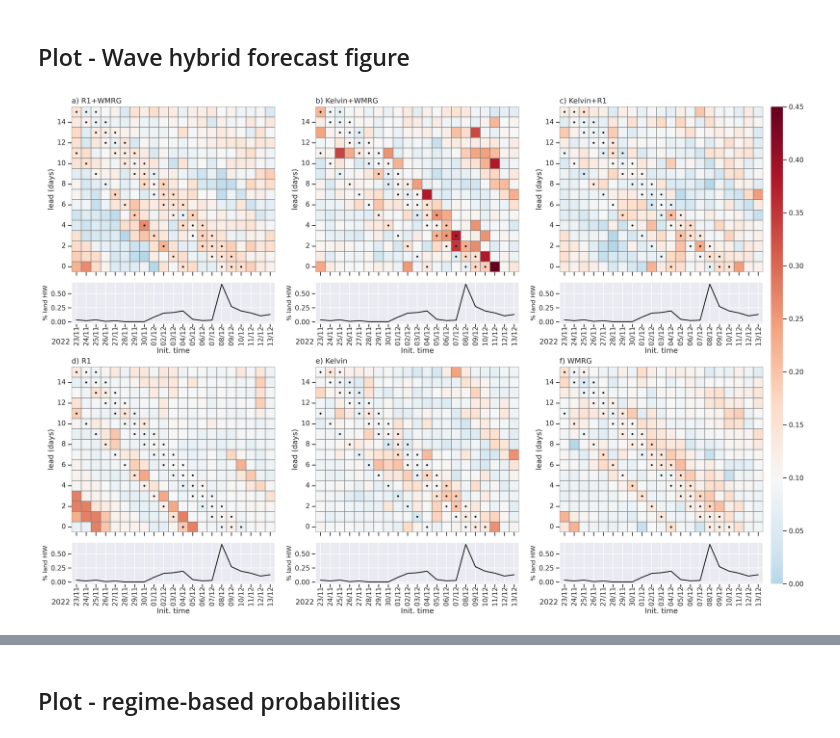
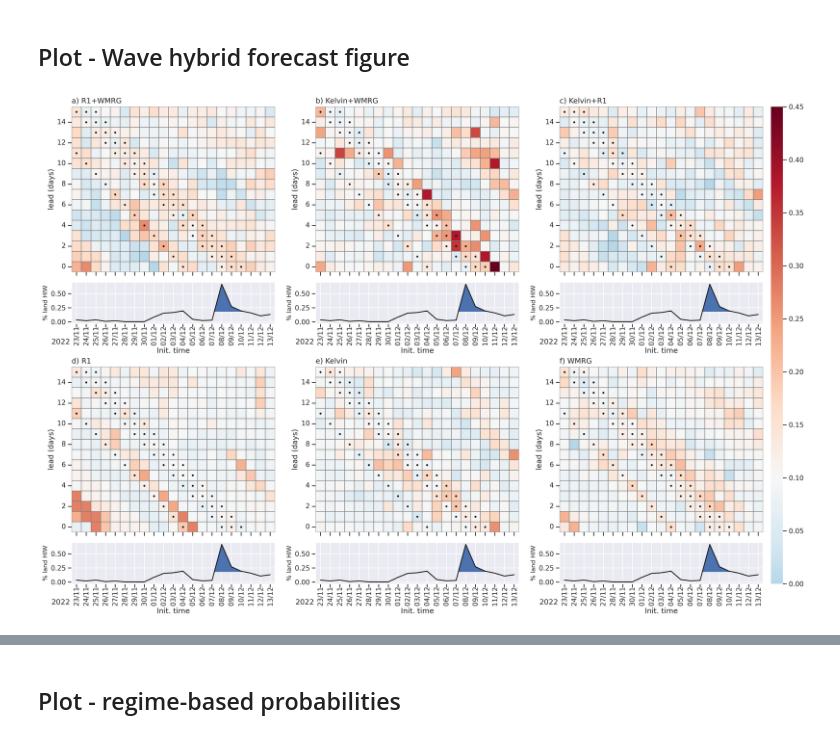
Before and after one commit to samjferrett/penang_training_workshop_2024, a Jupyter notebook: case_example.ipynb, the cells around one changed output, grey strips where cells are left out. Saved outputs shown, nothing was run; the diff lists cells and outputs as text; code cells hidden in the pictures.

```diff
--- a/case_example.ipynb
+++ b/case_example.ipynb
@@ -93,10 +93,11 @@ for i,ax in enumerate(np.ravel(axs)):
     cont = toplot.isel(time=i).plot.contourf(x='lon',y='lat',ax=ax,transform=ccrs.PlateCarree(),levels=levels,extend='both',cmap=plt.cm.RdBu,add_colorbar=False)
     divtoplot.isel(time=i).plot.contour(x='lon',y='lat',ax=ax,transform=ccrs.PlateCarree(),levels=np.array(levels)*2.5e-7,colors='black')
     vortoplot.isel(time=i).plot.contour(x='lon',y='lat',ax=ax,transform=ccrs.PlateCarree(),levels=np.array(levels)*2.5e-6,colors='red')
-    date = pd.to_datetime(toplot.isel(time=i).time.values).strftime('%Y/%m/%d')
-    #print(date)
+    #dates in local time UTC+8
+    date_start = pd.to_datetime(toplot.isel(time=i).time.values+np.timedelta64(6,'h')).strftime('%Y/%m/%d; %H00')
+    date_end = pd.to_datetime(toplot.isel(time=i).time.values+np.timedelta64(12,'h')).strftime('-%H00')
     ax.set_title('')
-    ax.set_title(f'{date}; {i*6%24:02d}00-{(i*6+6)%24:02d}00',fontsize=10,loc='left')
+    ax.set_title(f'{date_start}{date_end}',fontsize=10,loc='left')
     ax.coastlines(color='.4')
     gl=ax.gridlines(draw_labels=True,color='.7')
     gl.top_labels=False
@@ -174,6 +207,8 @@ sns.set()
 plt.rcParams['ytick.left']=True
 plt.rcParams['xtick.bottom']=True
 fig,ax=plt.subplots(figsize=[10,3.5])
-pr_count.sel(time=slice(startdate,enddate)).to_dataframe('area count')[['area count']].plot(ax=ax,color='k')
+toplot = pr_count.sel(time=slice(startdate,enddate)).to_dataframe('area count')[['area count']]
+toplot.plot(ax=ax,color='k')
+#pr_count.sel(time=slice(startdate,enddate)).to_dataframe('area count')[['area count']].plot(ax=ax,color='k')
+ax.fill_between(x=toplot.index,y1=np.squeeze(toplot.values),y2=area_thres.sel(season='DJF'),interpolate=True,where=np.squeeze(toplot.values)>area_thres.sel(season='DJF').values)
 plt.tight_layout()
-#plt.savefig(f'/home/users/bc917929/forsea_fo_co/figs/casestudy/{region}_gpmavg_{startdate}-{enddate}.png',bbox_inches='tight',pad_inches=.1,dpi=300)
@@ -198,6 +235,9 @@ def build_hybrid(waves=['Kelv','R1'],region='PM',season='DJF',pc=10):
     condprob (xarray.DataSet)   - hybrid probabilistic forecast in format:
                                 initialisation time, lead time, ensemble member no.
     '''
+    #greater than 2 waves combined not supported
+    if len(waves)>2:
+        raise Exception('Greater than 2 wave combined not currently supported')
 
     #load pre-calculated conditional probabilities and make correct format
     #see hybrid_functions.py function prob_construct_waves() to see the method
@@ -218,7 +258,7 @@ def build_hybrid(waves=['Kelv','R1'],region='PM',season='DJF',pc=10):
     wave_phases = {w:H.create_phase(wave_ncs[w].wave_phase,wave_ncs[w].wave_amplitude,max_amp=max_amp)
         for w in wave_ncs}
 
-    #retrieve the correct probabilities
+    #retrieve the probabilities associated with the forecast wave
     if len(waves)>1:
         retrieve_func = np.vectorize(lambda i,j: H.retrieve_func_dual(pi_df,i,j))
         condprob = retrieve_func(wave_phases[waves[0]],wave_phases[waves[1]])
@@ -267,7 +307,6 @@ Data variables:
 ## Plot - Wave hybrid forecast figure
 # %%
 #wave probability figure
-#event_start = np.datetime64('2021-12-18')
 
 startdate = (event_start - np.timedelta64(15)).astype(str).item()
 enddate = (event_start + np.timedelta64(5)).astype(str).item()
@@ -278,8 +317,6 @@ condprobs_sub = condprobs.sel(time=slice(startdate,enddate)).interp(time=newt)
 plt.rcParams['ytick.left']=True
 plt.rcParams['xtick.bottom']=True
 
-#sns.set(style='darkgrid')
-
 fig=plt.figure(figsize=[18,12],dpi=300)
 gs0 = gridspec.GridSpec(2, 1, figure=fig,**{'hspace':0.2,'top':0.95,'left':0.05,'bottom':0.05,'right':0.92})
 gs00 = gridspec.GridSpecFromSubplotSpec(2, 3, subplot_spec=gs0[0],height_ratios=(4,1),hspace=0.1)
@@ -287,7 +324,6 @@ axs0 = [fig.add_subplot(gs00[i, j]) for i,j in product(range(2),range(3))]
 gs01 = gridspec.GridSpecFromSubplotSpec(2, 3, subplot_spec=gs0[1],height_ratios=(4,1),hspace=0.1)
 axs1 = [fig.add_subplot(gs01[i, j]) for i,j in product(range(2),range(3))]
 ax2 = fig.add_axes([0.93, 0.05, 0.015, 0.9])
-
 
 axs=axs0[:3]+axs1[:3]
 kwargs = {'cmap':plt.cm.RdBu_r,'xticklabels':pd.date_range(startdate,enddate).strftime('%d/%m'),'vmin':-0.25,'vmax':0.45,'cbar':False,
@@ -300,33 +336,35 @@ sns.heatmap(condprobs_sub.sel(time=slice(startdate,enddate),lead=slice('0 days',
     ax=axs[2],**kwargs)
 sns.heatmap(condprobs_sub.sel(time=slice(startdate,enddate),lead=slice('0 days','15 days')).mean('number').R1_condprob.to_dataframe()['R1_condprob'].unstack().transpose(),
     ax=axs[3],**kwargs)
 sns.heatmap(condprobs_sub.sel(time=slice(startdate,enddate),lead=slice('0 days','15 days')).mean('number').Kelv_condprob.to_dataframe()['Kelv_condprob'].unstack().transpose(),
     ax=axs[4],**kwargs)
 kwargs.update({'cbar':True})
 sns.heatmap(condprobs_sub.sel(time=slice(startdate,enddate),lead=slice('0 days','15 days')).mean('number').WMRG_condprob.to_dataframe()['WMRG_condprob'].unstack().transpose(),
     ax=axs[5],cbar_ax=ax2,**kwargs)
 ndays = (event_date.values-np.datetime64(startdate)).astype('timedelta64[D]').astype(float)
 for ax,w,l in zip(axs,['R1+WMRG','Kelvin+WMRG','Kelvin+R1','R1','Kelvin','WMRG'],'abcdef'):
     xticks = ax.get_xticks()
     xticklabels = [i.get_text() for i in ax.get_xticklabels().copy()]
     ax.set(yticks=np.arange(0,16,2)+.5,yticklabels = np.arange(0,16,2),ylabel='lead (days)',xticklabels='',xlabel='')
     ax.invert_yaxis()
     [ax.scatter(ndays+.5-i,[.5+i]*len(ndays),color='k',s=5) for i in range(0,16,1)]
     ax.set_title(f'{l}) {w}',loc='left')
 
 fig.axes[-1].set_ylim([0,0.45])
 
 for ax in axs0[3:]+axs1[3:]:
     ax.tick_params('x',pad=-2)
+    toplot = pr_count.sel(time=slice(startdate,enddate)).to_dataframe('area count')[['area count']]
+    sns.lineplot(x=np.arange(0.5,21,1),y=toplot.values.squeeze(),ax=ax,color='k')#.plot(ax=axs0[3],color='k')
+    ax.fill_between(x=np.arange(0.5,21,1),y1=np.squeeze(toplot.values),y2=area_thres.sel(season='DJF'),interpolate=True,where=np.squeeze(toplot.values)>area_thres.sel(season='DJF').values)
 
-    sns.lineplot(x=np.arange(0.5,21,1),y=pr_count.sel(time=slice(startdate,enddate)).to_dataframe('area count')[['area count']].values.squeeze(),ax=ax,color='k')#.plot(ax=axs0[3],color='k')
     ax.set_xlim(axs0[0].get_xlim())
     ax.set(xticks=xticks)
     ax.set_ylabel('% land HIW',fontsize=10)
     ax.set_xlabel('Init. time',labelpad=3)
     ax.set_xticklabels(xticklabels,rotation=90)
     #ax.tick_params('x',pad=-3,width=5,length=3)
     ax.text(-0.1,-0.5,str(event_start)[:4], transform=ax.transAxes,fontsize=12)
 # %% [output]
-[figure, old version]
+[figure, new version]
 # %%
```
Also changed, not shown: parts of 15 cells of this notebook.
